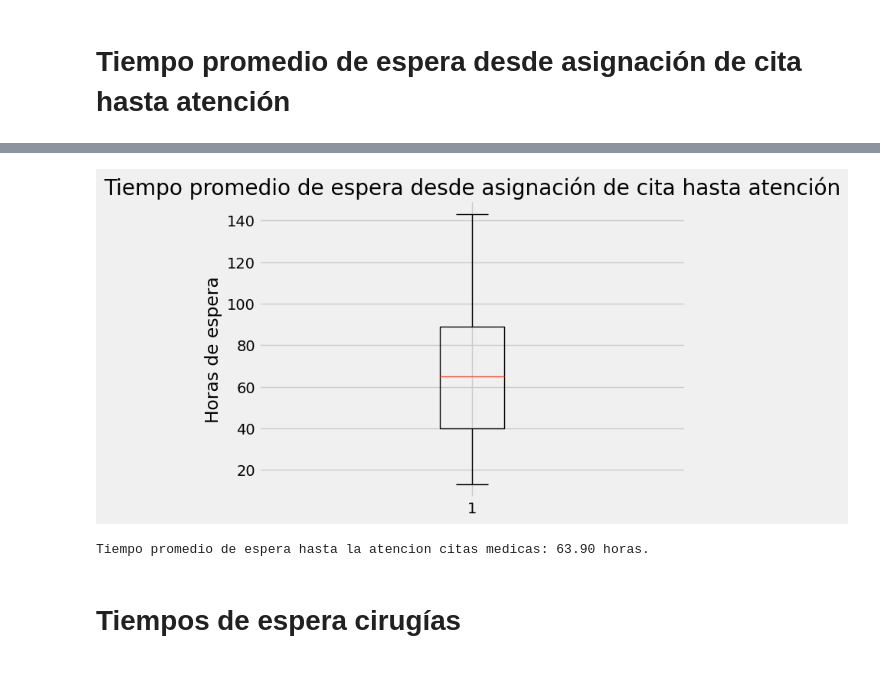
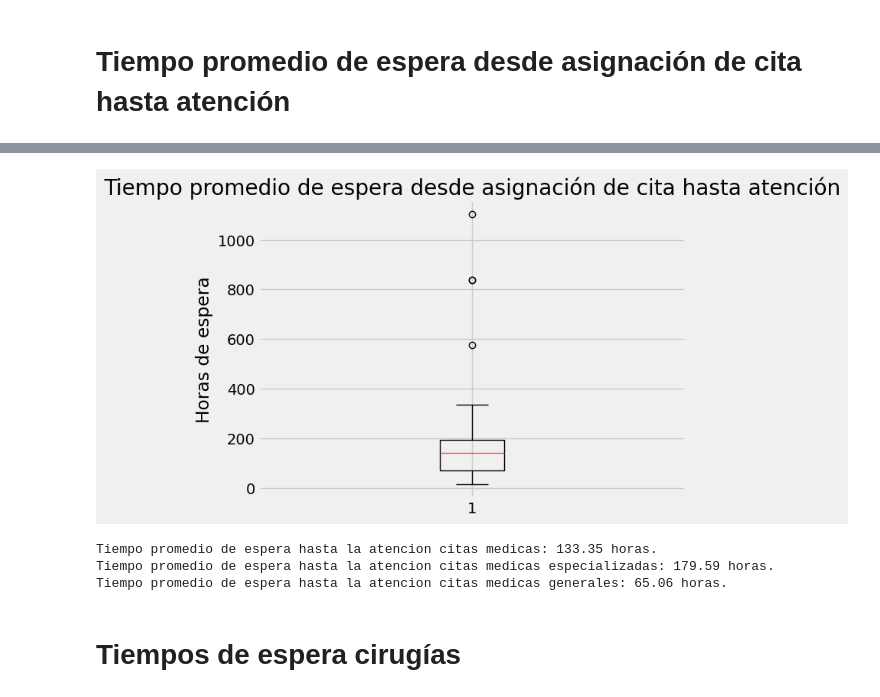
Before and after one commit to Jujo2040751/Proyecto-DataScience, a Jupyter notebook: proy.ipynb, the cells around one changed output, grey strips where cells are left out. Saved outputs shown, nothing was run; the diff lists cells and outputs as text; code cells hidden in the pictures.

```diff
--- a/proy.ipynb
+++ b/proy.ipynb
@@ -57,21 +55,24 @@ dF_servicio_dim
 # %%
 dF_servicio_dim[dF_servicio_dim["nombre"]=="Cita medica"]
 
-plt.boxplot(dF_servicio_dim[dF_servicio_dim["nombre"]=="Cita medica"]["tiempo_espera_Horas"][dF_servicio_dim["tiempo_espera_Horas"]>0])
-
+plt.boxplot(dF_servicio_dim[(dF_servicio_dim["nombre"]=="Consulta Especialista") | (dF_servicio_dim["nombre"]=="Consulta General")]["tiempo_espera_Horas"][dF_servicio_dim["tiempo_espera_Horas"]>0])
 plt.title("Tiempo promedio de espera desde asignación de cita hasta atención")
-
 plt.ylabel("Horas de espera")
-
 plt.show()
 # %% [output]
-[figure, old version]
+[figure, new version]
-# %%
-promedio_esperaCitas_horas = dF_servicio_dim[dF_servicio_dim["nombre"]=="Cita medica"]["tiempo_espera_Horas"][dF_servicio_dim["tiempo_espera_Horas"]>0].mean()
-
-print(f"Tiempo promedio de espera hasta la atencion citas medicas: {promedio_esperaCitas_horas:.2f} horas.")
-# %% [output]
-Tiempo promedio de espera hasta la atencion citas medicas: 63.90 horas.
+# %%
+promedio_esperaCitas_horas = dF_servicio_dim[(dF_servicio_dim["nombre"]=="Consulta Especialista") | (dF_servicio_dim["nombre"]=="Consulta General")]["tiempo_espera_Horas"][dF_servicio_dim["tiempo_espera_Horas"]>0].mean()
+promedio_esperaCitasEsp_horas = dF_servicio_dim[dF_servicio_dim["nombre"]=="Consulta Especialista"]["tiempo_espera_Horas"][dF_servicio_dim["tiempo_espera_Horas"]>0].mean()
+promedio_esperaCitasGen_horas = dF_servicio_dim[dF_servicio_dim["nombre"]=="Consulta General"]["tiempo_espera_Horas"][dF_servicio_dim["tiempo_espera_Horas"]>0].mean()
+
+print(f"Tiempo promedio de espera hasta la atencion citas medicas: {promedio_esperaCitas_horas:.2f} horas.")
+print(f"Tiempo promedio de espera hasta la atencion citas medicas especializadas: {promedio_esperaCitasEsp_horas:.2f} horas.")
+print(f"Tiempo promedio de espera hasta la atencion citas medicas generales: {promedio_esperaCitasGen_horas:.2f} horas.")
+# %% [output]
+Tiempo promedio de espera hasta la atencion citas medicas: 133.35 horas.
+Tiempo promedio de espera hasta la atencion citas medicas especializadas: 179.59 horas.
+Tiempo promedio de espera hasta la atencion citas medicas generales: 65.06 horas.
 # %% [markdown]
 <h1>Tiempos de espera cirugías
 # %%
```
Also changed, not shown: parts of 10 cells of this notebook.
